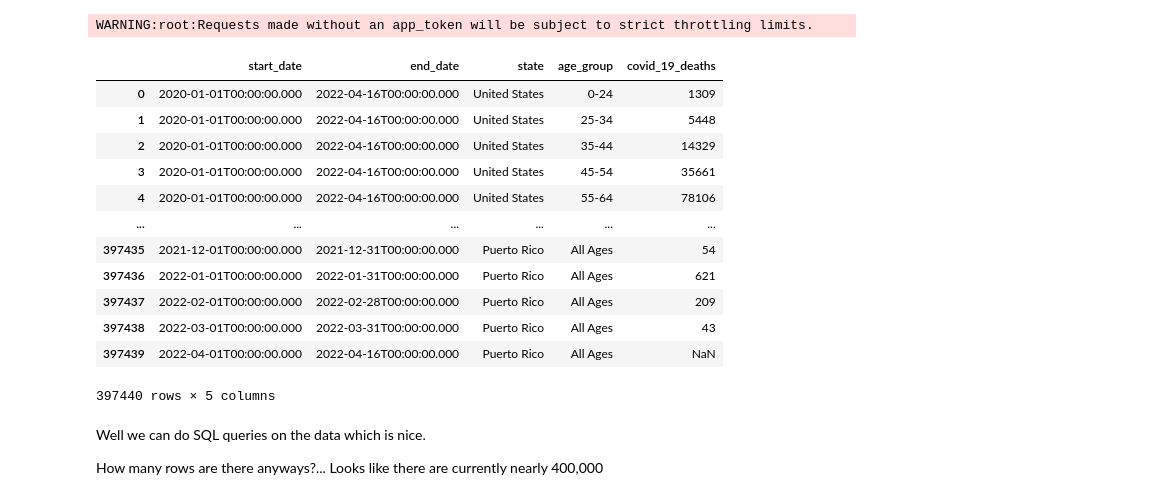
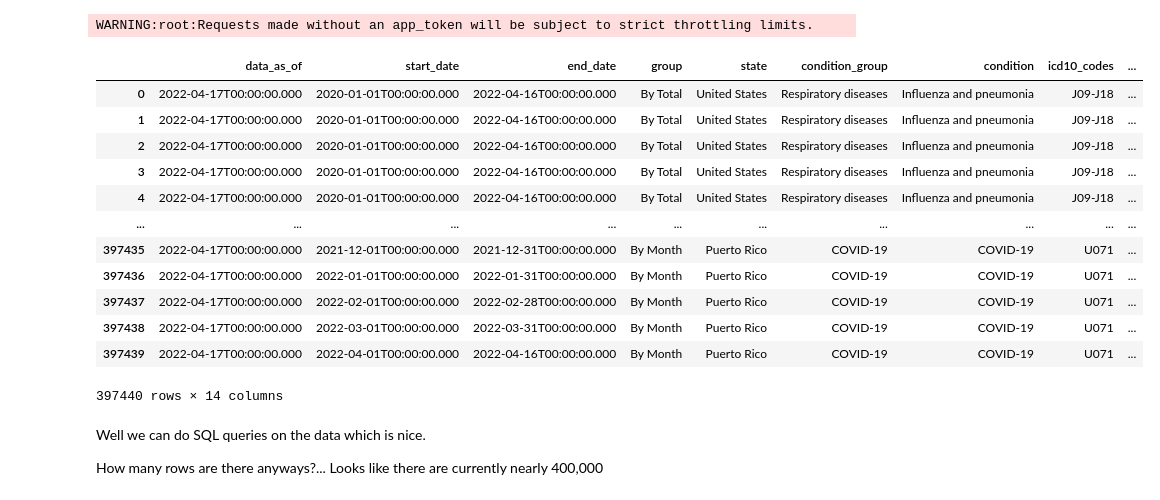
Before and after one commit to asullivan42/COVID_Bubble_Estimator, a Jupyter notebook: CDC data importer.ipynb, the cells around one changed output. Saved outputs shown, nothing was run; the diff lists cells and outputs as text; code cells hidden in the pictures.

```diff
--- a/CDC data importer.ipynb
+++ b/CDC data importer.ipynb
@@ -46,24 +46,24 @@ with open("APP_TOKEN.txt",'r') as f:
 client = Socrata("data.cdc.gov", API_TOKEN)
 # %%
 # Conditions Contributing to COVID-19 Deaths, by State and Age, Provisional 2020-2022 NCHS
-results = client.get("hk9y-quqm", select='start_date,end_date,state,age_group,covid_19_deaths', limit=1000000)
+results = client.get("hk9y-quqm", select='*', limit=1000000) # can use sql query like select='start_date,end_date,state,age_group,covid_19_deaths'
 # Convert to pandas DataFrame
 results_df = pd.DataFrame.from_records(results)
 results_df
 # %% [output]
-|  | start_date | end_date | state | age_group | covid_19_deaths |
-| 0 | 2020-01-01T00:00:00.000 | 2022-04-16T00:00:00.000 | United States | 0-24 | 1309 |
-| 1 | 2020-01-01T00:00:00.000 | 2022-04-16T00:00:00.000 | United States | 25-34 | 5448 |
-| 2 | 2020-01-01T00:00:00.000 | 2022-04-16T00:00:00.000 | United States | 35-44 | 14329 |
-| 3 | 2020-01-01T00:00:00.000 | 2022-04-16T00:00:00.000 | United States | 45-54 | 35661 |
-| 4 | 2020-01-01T00:00:00.000 | 2022-04-16T00:00:00.000 | United States | 55-64 | 78106 |
-| ... | ... | ... | ... | ... | ... |
-| 397435 | 2021-12-01T00:00:00.000 | 2021-12-31T00:00:00.000 | Puerto Rico | All Ages | 54 |
-| 397436 | 2022-01-01T00:00:00.000 | 2022-01-31T00:00:00.000 | Puerto Rico | All Ages | 621 |
-| 397437 | 2022-02-01T00:00:00.000 | 2022-02-28T00:00:00.000 | Puerto Rico | All Ages | 209 |
-| 397438 | 2022-03-01T00:00:00.000 | 2022-03-31T00:00:00.000 | Puerto Rico | All Ages | 43 |
-| 397439 | 2022-04-01T00:00:00.000 | 2022-04-16T00:00:00.000 | Puerto Rico | All Ages | NaN |
+|  | data_as_of | start_date | end_date | group | state | condition_group | condition | icd10_codes | ... |
+| 0 | 2022-04-17T00:00:00.000 | 2020-01-01T00:00:00.000 | 2022-04-16T00:00:00.000 | By Total | United States | Respiratory diseases | Influenza and pneumonia | J09-J18 | ... |
+| 1 | 2022-04-17T00:00:00.000 | 2020-01-01T00:00:00.000 | 2022-04-16T00:00:00.000 | By Total | United States | Respiratory diseases | Influenza and pneumonia | J09-J18 | ... |
+| 2 | 2022-04-17T00:00:00.000 | 2020-01-01T00:00:00.000 | 2022-04-16T00:00:00.000 | By Total | United States | Respiratory diseases | Influenza and pneumonia | J09-J18 | ... |
+| 3 | 2022-04-17T00:00:00.000 | 2020-01-01T00:00:00.000 | 2022-04-16T00:00:00.000 | By Total | United States | Respiratory diseases | Influenza and pneumonia | J09-J18 | ... |
+| 4 | 2022-04-17T00:00:00.000 | 2020-01-01T00:00:00.000 | 2022-04-16T00:00:00.000 | By Total | United States | Respiratory diseases | Influenza and pneumonia | J09-J18 | ... |
+| ... | ... | ... | ... | ... | ... | ... | ... | ... | ... |
+| 397435 | 2022-04-17T00:00:00.000 | 2021-12-01T00:00:00.000 | 2021-12-31T00:00:00.000 | By Month | Puerto Rico | COVID-19 | COVID-19 | U071 | ... |
+| 397436 | 2022-04-17T00:00:00.000 | 2022-01-01T00:00:00.000 | 2022-01-31T00:00:00.000 | By Month | Puerto Rico | COVID-19 | COVID-19 | U071 | ... |
+| 397437 | 2022-04-17T00:00:00.000 | 2022-02-01T00:00:00.000 | 2022-02-28T00:00:00.000 | By Month | Puerto Rico | COVID-19 | COVID-19 | U071 | ... |
+| 397438 | 2022-04-17T00:00:00.000 | 2022-03-01T00:00:00.000 | 2022-03-31T00:00:00.000 | By Month | Puerto Rico | COVID-19 | COVID-19 | U071 | ... |
+| 397439 | 2022-04-17T00:00:00.000 | 2022-04-01T00:00:00.000 | 2022-04-16T00:00:00.000 | By Month | Puerto Rico | COVID-19 | COVID-19 | U071 | ... |
-397440 rows × 5 columns
+397440 rows × 14 columns
 # %% [markdown]
 Well we can do SQL queries on the data which is nice.
 
```
Also changed, not shown: parts of 21 cells of this notebook, 1 other file.
